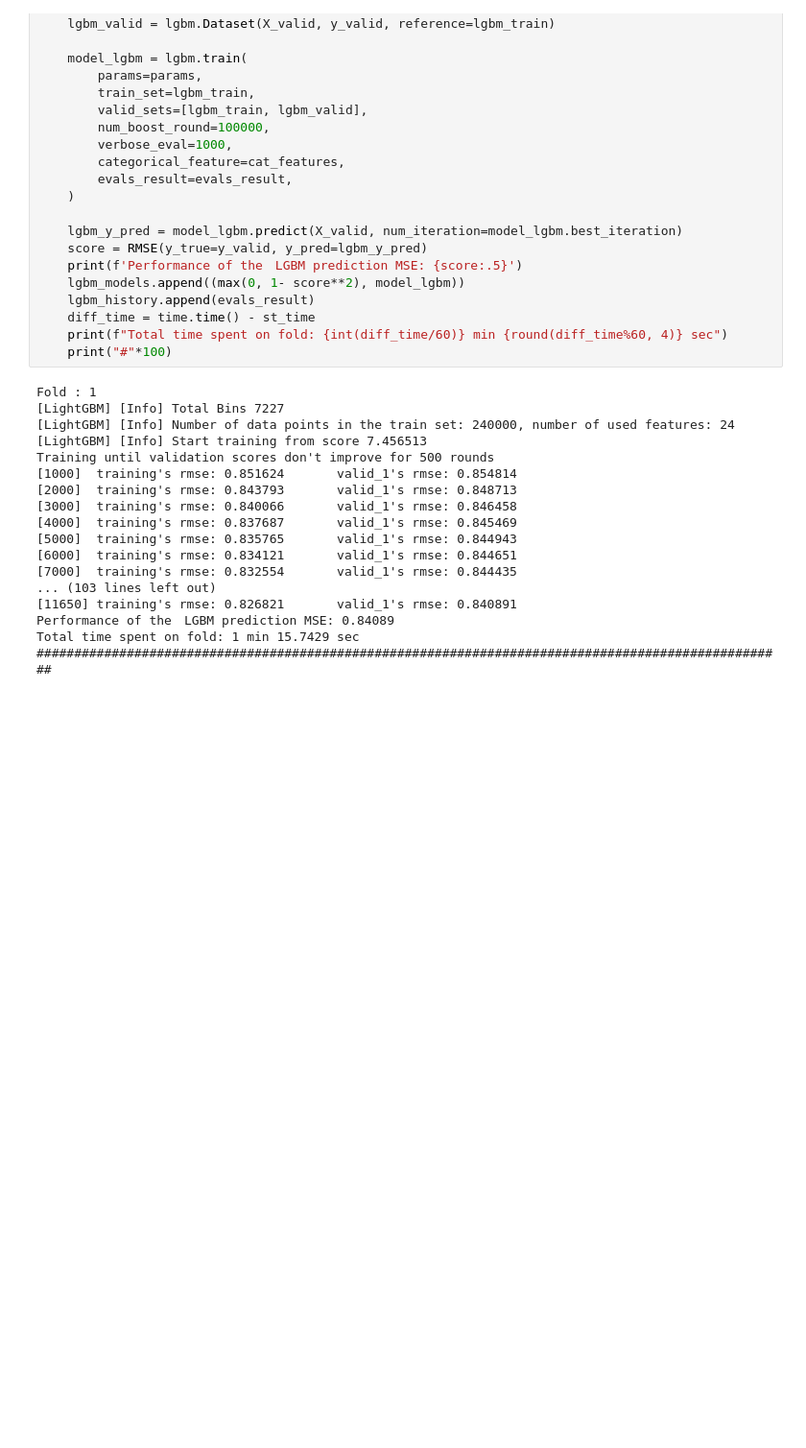
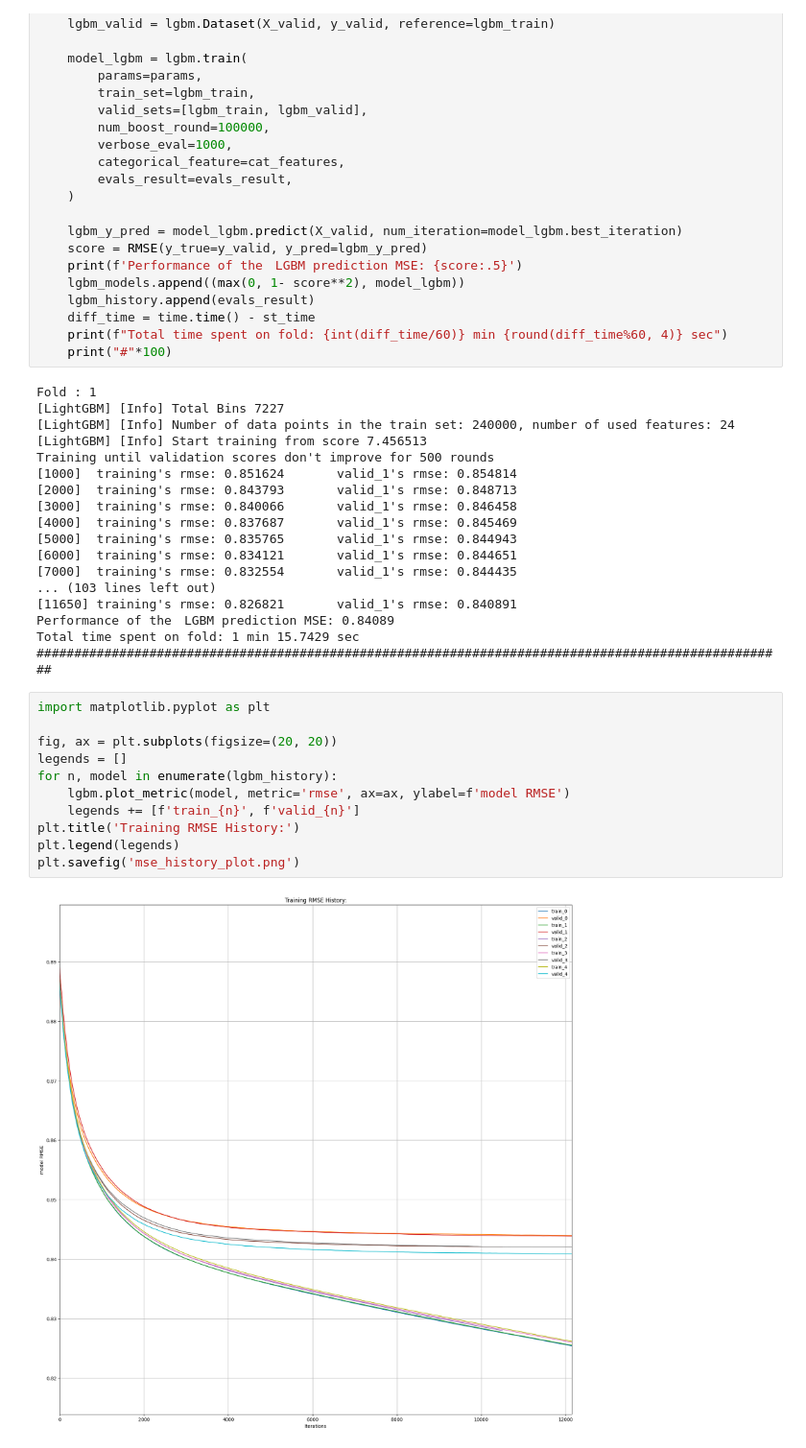
Before and after one commit to piyush-mk/Tensorflow_Qualifiers_Kol, a Jupyter notebook: Tflowcomp.ipynb, the cells around one changed output. Shown: that part at 96% size. Saved outputs shown, nothing was run; the diff lists cells and outputs as text; blank space fills up the shorter version.

Commit message:
training history

```diff
--- a/Tflowcomp.ipynb
+++ b/Tflowcomp.ipynb
@@ -175,3 +175,16 @@ Training until validation scores don't improve for 500 rounds
 Performance of the　LGBM prediction MSE: 0.84089
 Total time spent on fold: 1 min 15.7429 sec
 ####################################################################################################
+# %%
+import matplotlib.pyplot as plt
+
+fig, ax = plt.subplots(figsize=(20, 20))
+legends = []
+for n, model in enumerate(lgbm_history):
+    lgbm.plot_metric(model, metric='rmse', ax=ax, ylabel=f'model RMSE')
+    legends += [f'train_{n}', f'valid_{n}']
+plt.title('Training RMSE History:')
+plt.legend(legends)
+plt.savefig('mse_history_plot.png')
+# %% [output]
+[figure, added]
```
Also changed, not shown: 1 other file.
